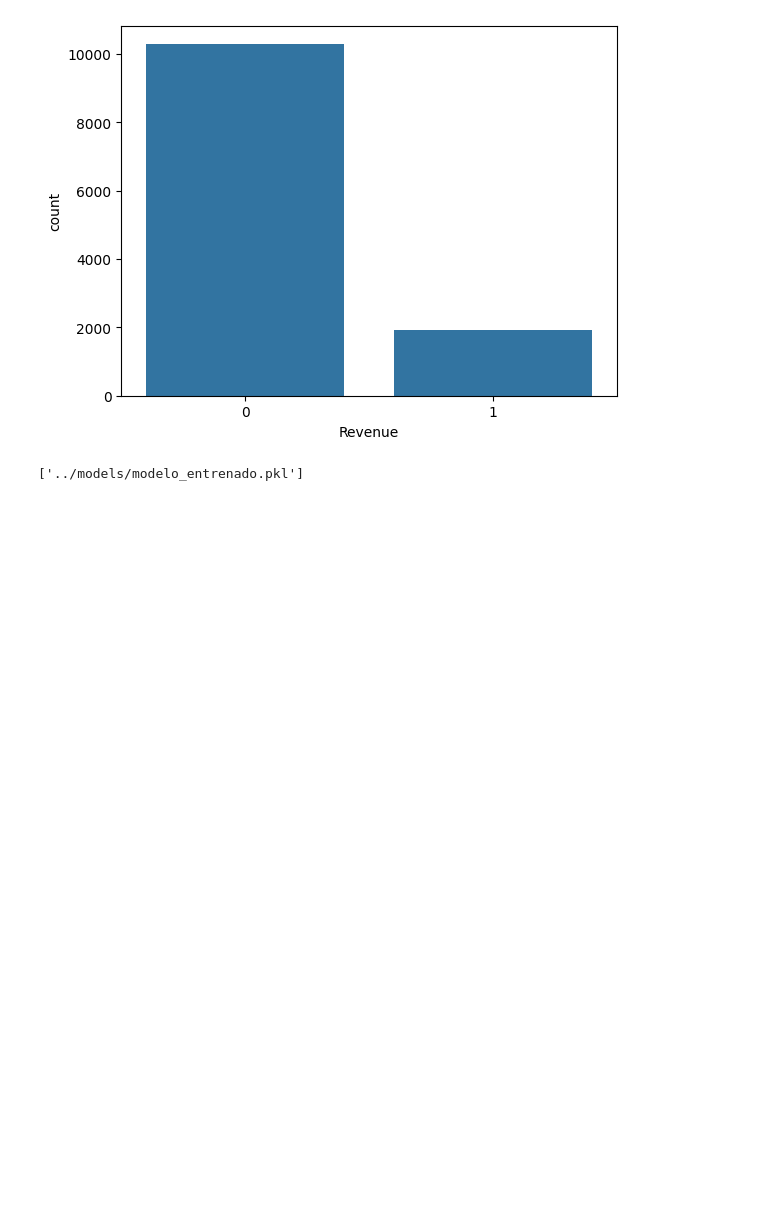
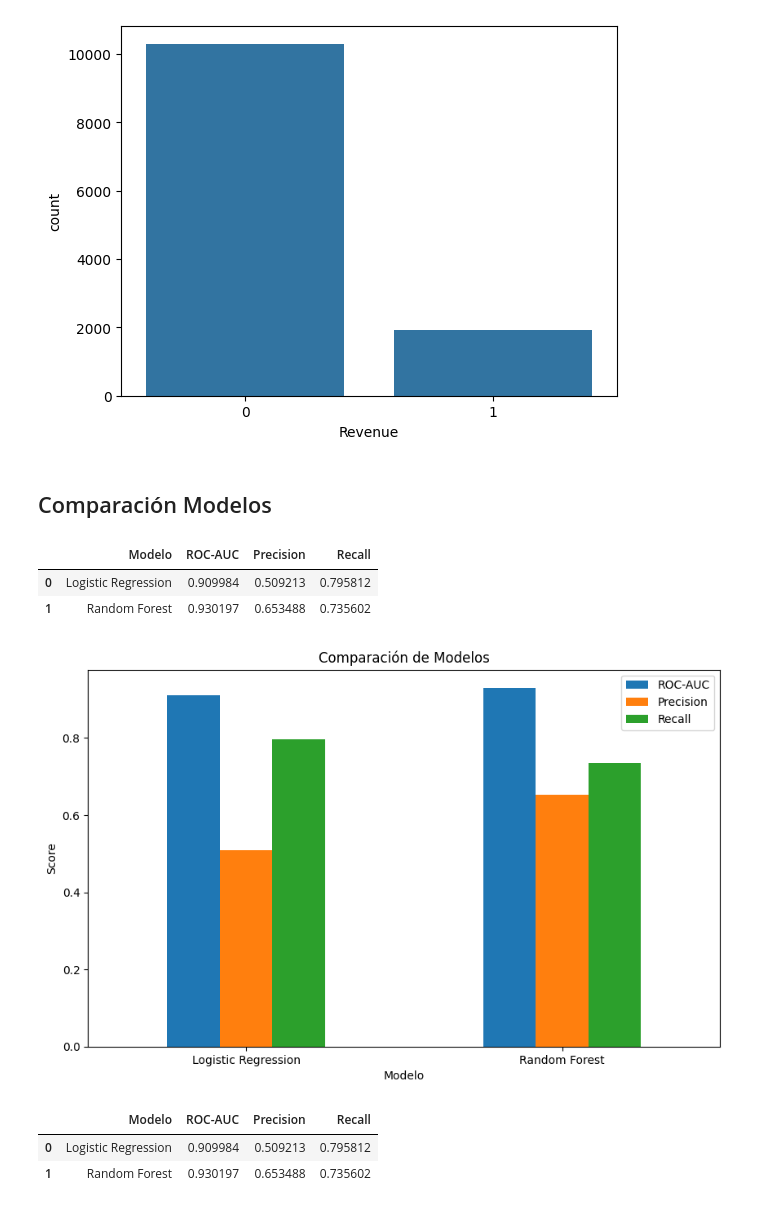
Before and after one commit to danilaviaart-lgtm/business_revenue, a Jupyter notebook: Notebooks/purchase_prediction_model.ipynb, the cells around one changed output. Saved outputs shown, nothing was run; the diff lists cells and outputs as text; code cells hidden in the pictures; blank space fills up the shorter version.

```diff
--- a/Notebooks/purchase_prediction_model.ipynb
+++ b/Notebooks/purchase_prediction_model.ipynb
@@ -125,0 +195,8 @@ num_cols = [col for col in X.columns if col not in cat_cols]
+# %%
+#Métricas
+
+roc_auc_lr = roc_auc_score(y_test, y_proba_lr)
+
+precision_lr = precision_score(y_test, y_pred_lr)
+
+recall_lr = recall_score(y_test, y_pred_lr)
@@ -158,6 +305,12 @@ Pipeline(steps=[('preprocessing',
 
 y_pred = pipeline.predict(X_test)
 y_proba = pipeline.predict_proba(X_test)[:,1]
+# %%
+roc_auc_rf = roc_auc_score(y_test, y_proba)
+
+precision_rf = precision_score(y_test, y_pred)
+
+recall_rf = recall_score(y_test, y_pred)
 # %%
 #Evaluación 1
 
@@ -261,8 +414,34 @@ sns.countplot(x=df["Revenue"])
 # %% [output]
 <Axes: xlabel='Revenue', ylabel='count'>
 [figure]
-# %%
-#Guardar modelo
-joblib.dump(pipeline, "../models/modelo_entrenado.pkl")
-# %% [output]
-['../models/modelo_entrenado.pkl']
+# %% [markdown]
+## Comparación Modelos
+# %%
+comparison_df = pd.DataFrame({"Modelo": ["Logistic Regression", "Random Forest"],"ROC-AUC": [roc_auc_lr, roc_auc_rf],"Precision": [precision_lr, precision_rf],"Recall": [recall_lr, recall_rf]})
+
+comparison_df
+# %% [output]
+|  | Modelo | ROC-AUC | Precision | Recall |
+| 0 | Logistic Regression | 0.909984 | 0.509213 | 0.795812 |
+| 1 | Random Forest | 0.930197 | 0.653488 | 0.735602 |
+# %%
+comparison_df.set_index("Modelo").plot(kind="bar",figsize=(10,6))
+
+plt.title("Comparación de Modelos")
+
+plt.ylabel("Score")
+
+plt.xticks(rotation=0)
+
+plt.show()
+# %% [output]
+[figure, added]
+# %%
+comparison_df.style.highlight_max(
+    subset=["ROC-AUC", "Precision", "Recall"],
+    color="lightgreen"
+)
+# %% [output]
+|  | Modelo | ROC-AUC | Precision | Recall |
+| 0 | Logistic Regression | 0.909984 | 0.509213 | 0.795812 |
+| 1 | Random Forest | 0.930197 | 0.653488 | 0.735602 |
```
Also changed, not shown: parts of 16 cells of this notebook.
